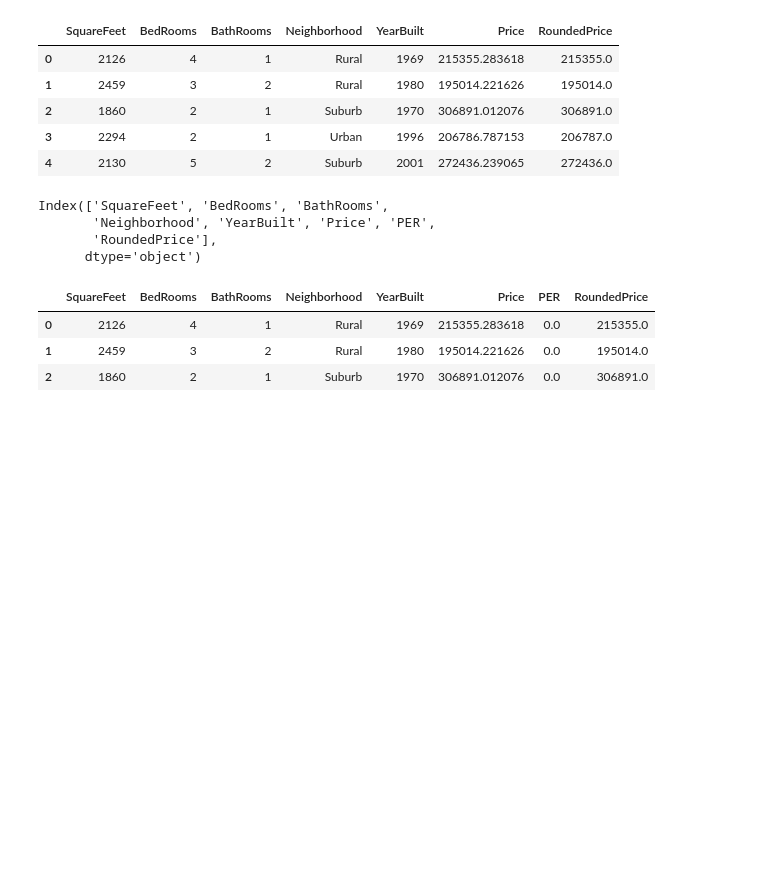
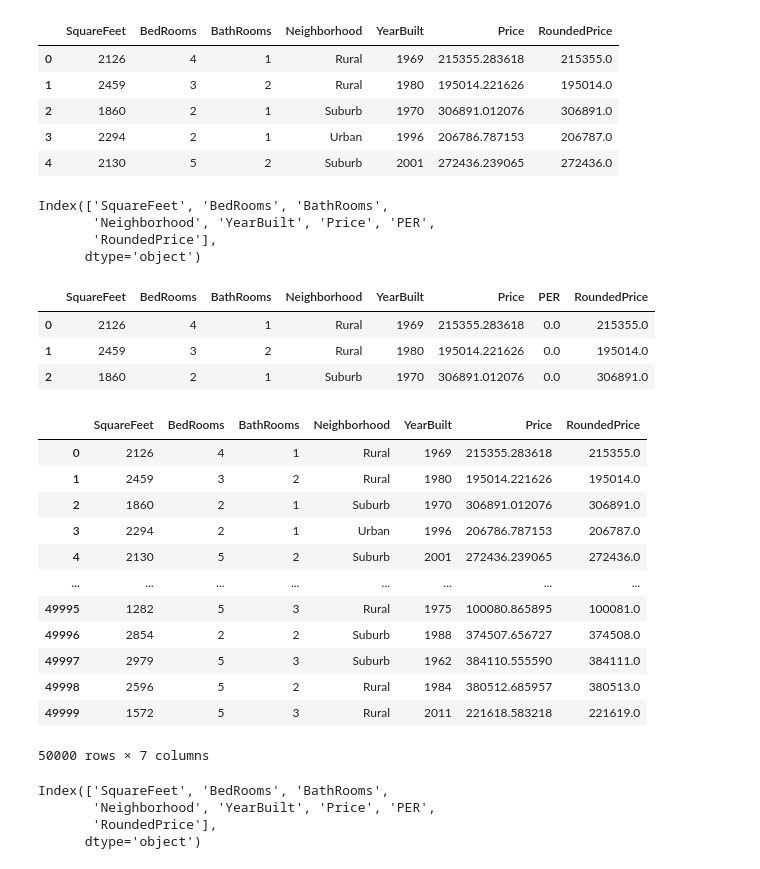
Before and after one commit to Sospeter-Wainaina/DataEngineering, a Jupyter notebook: Python/Pandas/Introduction to Pandas.ipynb, the cells around one changed output. Cells and saved outputs as stored; diff of their text form; code cells hidden in the pictures; blank space fills up the shorter version.

Commit message:
Changing the DataFrame Structure

```diff
--- a/Python/Pandas/Introduction to Pandas.ipynb
+++ b/Python/Pandas/Introduction to Pandas.ipynb
@@ -687,3 +687,27 @@ df[:3]
 | 0 | 2126 | 4 | 1 | Rural | 1969 | 215355.283618 | 0.0 | 215355.0 |
 | 1 | 2459 | 3 | 2 | Rural | 1980 | 195014.221626 | 0.0 | 195014.0 |
 | 2 | 1860 | 2 | 1 | Suburb | 1970 | 306891.012076 | 0.0 | 306891.0 |
+# %%
+#Dropping columns from a dataFrame
+df.drop('PER',axis=1)
+# %% [output]
+|  | SquareFeet | BedRooms | BathRooms | Neighborhood | YearBuilt | Price | RoundedPrice |
+| 0 | 2126 | 4 | 1 | Rural | 1969 | 215355.283618 | 215355.0 |
+| 1 | 2459 | 3 | 2 | Rural | 1980 | 195014.221626 | 195014.0 |
+| 2 | 1860 | 2 | 1 | Suburb | 1970 | 306891.012076 | 306891.0 |
+| 3 | 2294 | 2 | 1 | Urban | 1996 | 206786.787153 | 206787.0 |
+| 4 | 2130 | 5 | 2 | Suburb | 2001 | 272436.239065 | 272436.0 |
+| ... | ... | ... | ... | ... | ... | ... | ... |
+| 49995 | 1282 | 5 | 3 | Rural | 1975 | 100080.865895 | 100081.0 |
+| 49996 | 2854 | 2 | 2 | Suburb | 1988 | 374507.656727 | 374508.0 |
+| 49997 | 2979 | 5 | 3 | Suburb | 1962 | 384110.555590 | 384111.0 |
+| 49998 | 2596 | 5 | 2 | Rural | 1984 | 380512.685957 | 380513.0 |
+| 49999 | 1572 | 5 | 3 | Rural | 2011 | 221618.583218 | 221619.0 |
+50000 rows × 7 columns
+# %%
+df.columns
+# %% [output]
+Index(['SquareFeet', 'BedRooms', 'BathRooms',
+       'Neighborhood', 'YearBuilt', 'Price', 'PER',
+       'RoundedPrice'],
+      dtype='object')
```
Also changed, not shown: parts of 5 cells of this notebook.
